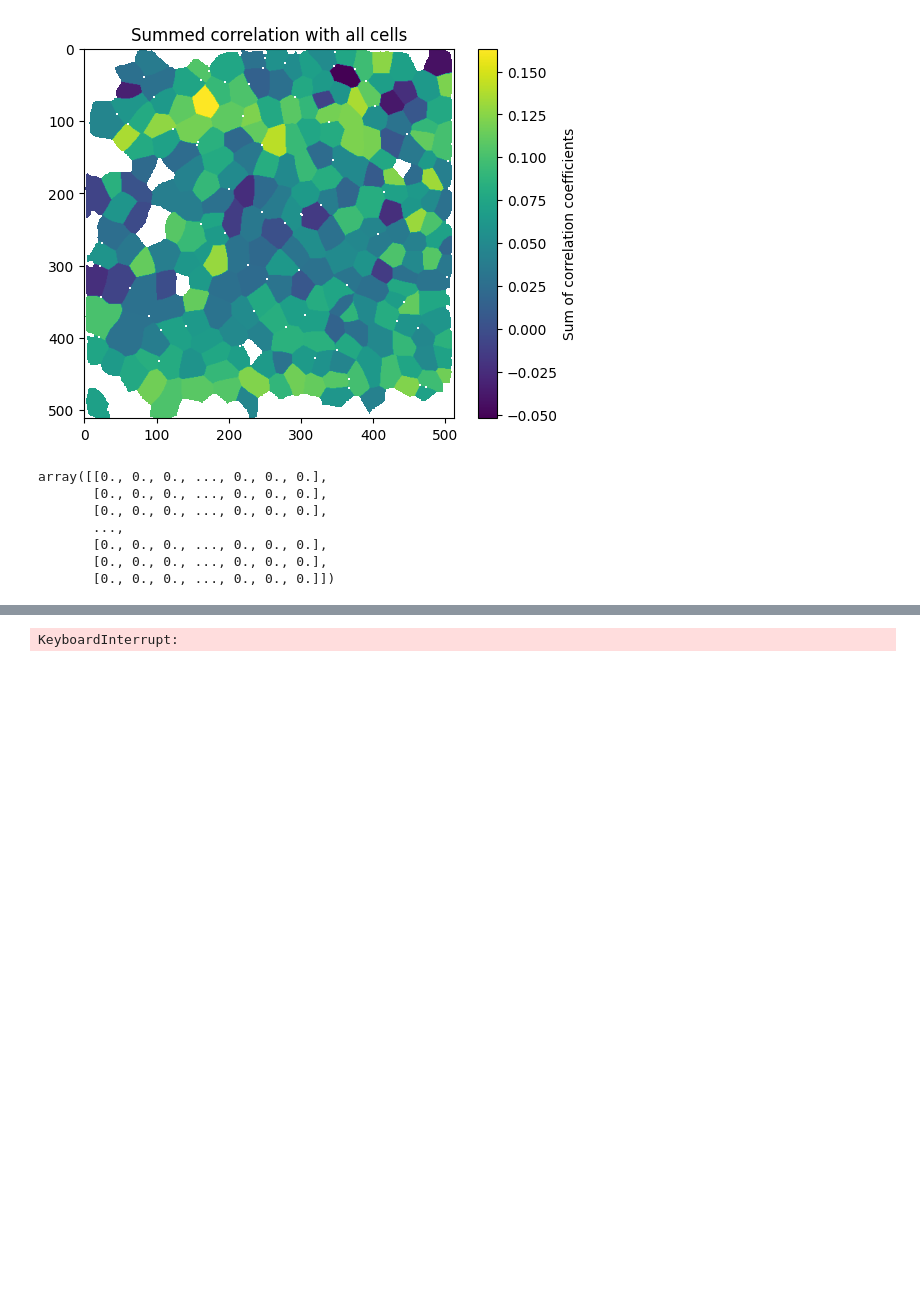
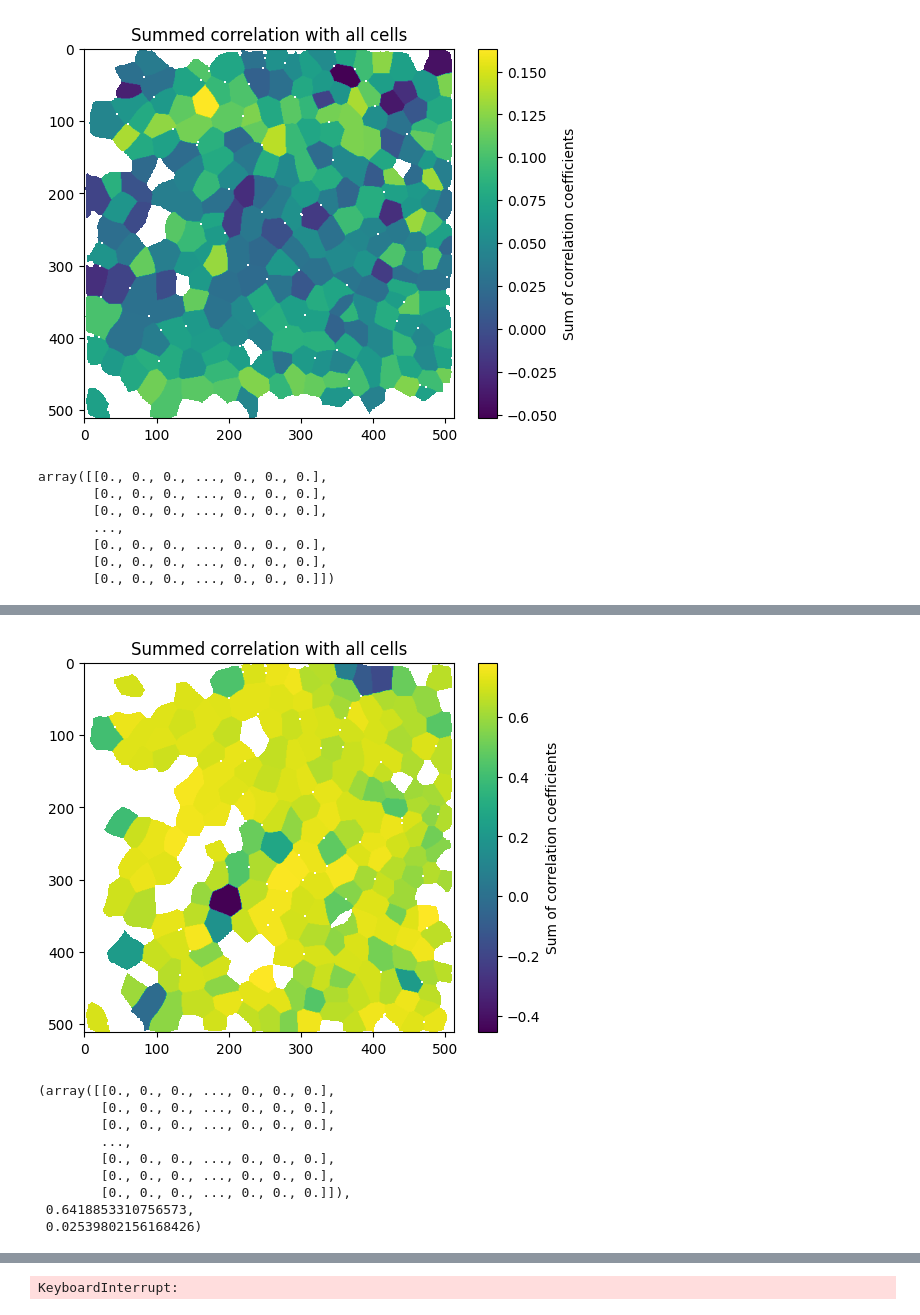
Before and after one commit to h-israelsson/Master2023, a Jupyter notebook: testing.ipynb, the cells around one changed output, grey strips where cells are left out. Saved outputs shown, nothing was run; the diff lists cells and outputs as text; code cells hidden in the pictures; blank space fills up the shorter version.

```diff
--- a/testing.ipynb
+++ b/testing.ipynb
@@ -84 +109,14 @@ masks_ctl24 = open_masks(masks_path_ctl24)
+# %%
+plot_xcorr_map(masks_oua24[46:], images_oua24[46:], mode='total_sum', normalize=True)#, occurrence=95)
+# %% [output]
+[figure, added]
+(array([[0., 0., 0., ..., 0., 0., 0.],
+        [0., 0., 0., ..., 0., 0., 0.],
+        [0., 0., 0., ..., 0., 0., 0.],
+        ...,
+        [0., 0., 0., ..., 0., 0., 0.],
+        [0., 0., 0., ..., 0., 0., 0.],
+        [0., 0., 0., ..., 0., 0., 0.]]),
+ 0.6418853310756573,
+ 0.02539802156168426)
 # %%
```
Also changed, not shown: parts of 30 cells of this notebook.
